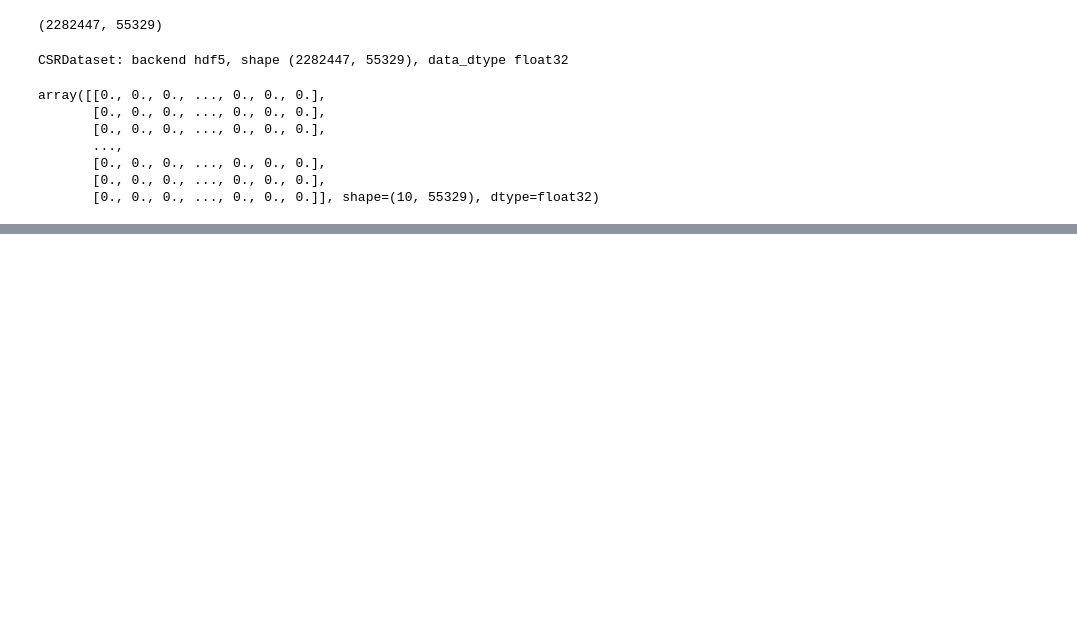
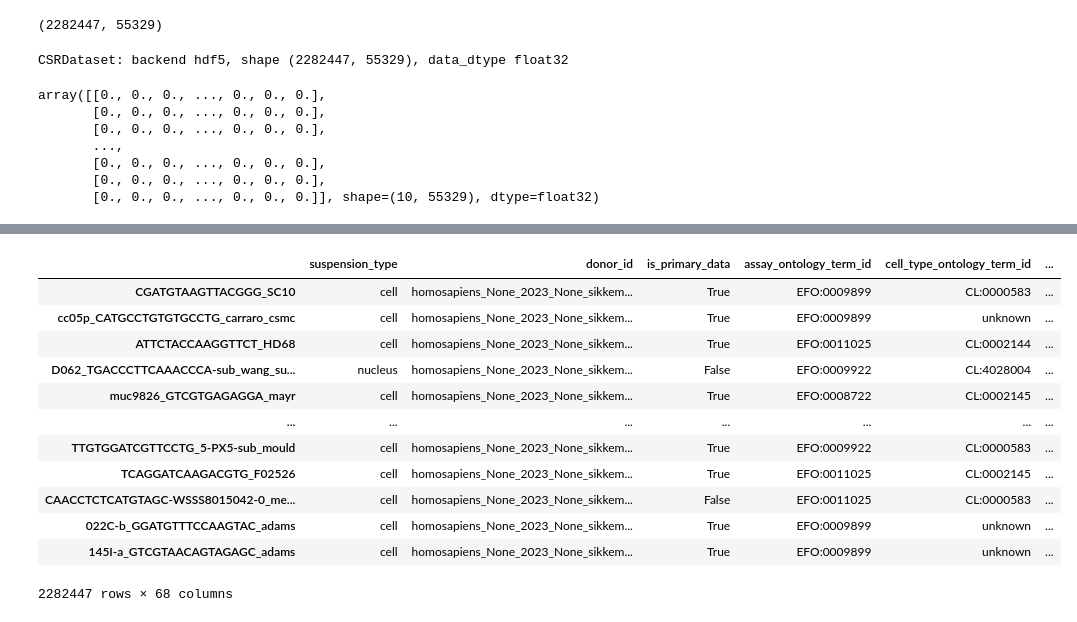
Before and after one commit to nveshaan/msde, a Jupyter notebook: notebooks/eda.ipynb, the cells around one changed output, grey strips where cells are left out. Drawn from its saved outputs; the diff is of its cells as text; code cells hidden in the pictures; blank space fills up the shorter version.

```diff
--- a/notebooks/eda.ipynb
+++ b/notebooks/eda.ipynb
@@ -3,7 +3,7 @@ import scanpy as sc
 import h5py
 import numpy as np
 # %%
-adata = sc.read_h5ad('../data/hcla.h5ad', backed='r')
+adata = sc.read_h5ad('../data/hlca.h5ad', backed='r')
 # %%
 adata.X.shape
 # %% [output]
@@ -24,0 +35,16 @@ array([[0., 0., 0., ..., 0., 0., 0.],
+# %%
+adata.obs
+# %% [output]
+|  | suspension_type | donor_id | is_primary_data | assay_ontology_term_id | cell_type_ontology_term_id | ... |
+| CGATGTAAGTTACGGG_SC10 | cell | homosapiens_None_2023_None_sikkem... | True | EFO:0009899 | CL:0000583 | ... |
+| cc05p_CATGCCTGTGTGCCTG_carraro_csmc | cell | homosapiens_None_2023_None_sikkem... | True | EFO:0009899 | unknown | ... |
+| ATTCTACCAAGGTTCT_HD68 | cell | homosapiens_None_2023_None_sikkem... | True | EFO:0011025 | CL:0002144 | ... |
+| D062_TGACCCTTCAAACCCA-sub_wang_su... | nucleus | homosapiens_None_2023_None_sikkem... | False | EFO:0009922 | CL:4028004 | ... |
+| muc9826_GTCGTGAGAGGA_mayr | cell | homosapiens_None_2023_None_sikkem... | True | EFO:0008722 | CL:0002145 | ... |
+| ... | ... | ... | ... | ... | ... | ... |
+| TTGTGGATCGTTCCTG_5-PX5-sub_mould | cell | homosapiens_None_2023_None_sikkem... | True | EFO:0009922 | CL:0000583 | ... |
+| TCAGGATCAAGACGTG_F02526 | cell | homosapiens_None_2023_None_sikkem... | True | EFO:0011025 | CL:0002145 | ... |
+| CAACCTCTCATGTAGC-WSSS8015042-0_me... | cell | homosapiens_None_2023_None_sikkem... | False | EFO:0011025 | CL:0000583 | ... |
+| 022C-b_GGATGTTTCCAAGTAC_adams | cell | homosapiens_None_2023_None_sikkem... | True | EFO:0009899 | unknown | ... |
+| 145I-a_GTCGTAACAGTAGAGC_adams | cell | homosapiens_None_2023_None_sikkem... | True | EFO:0009899 | unknown | ... |
+2282447 rows × 68 columns
```
Also changed, not shown: parts of 4 cells of this notebook, 2 other files.
